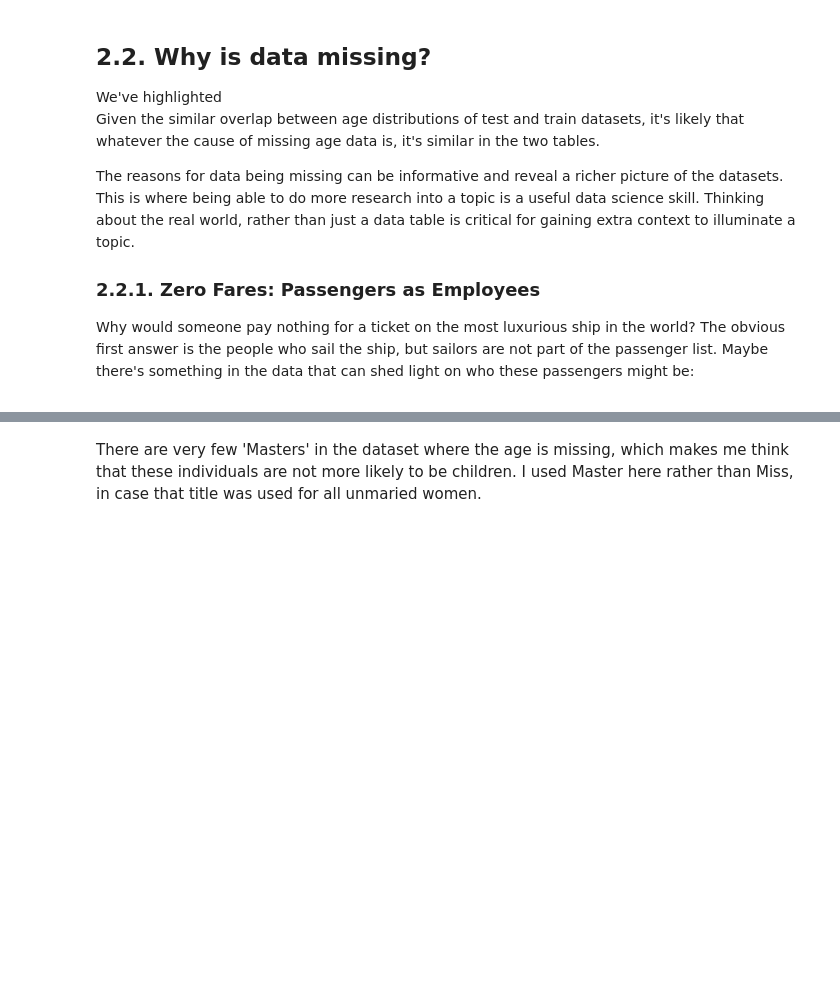
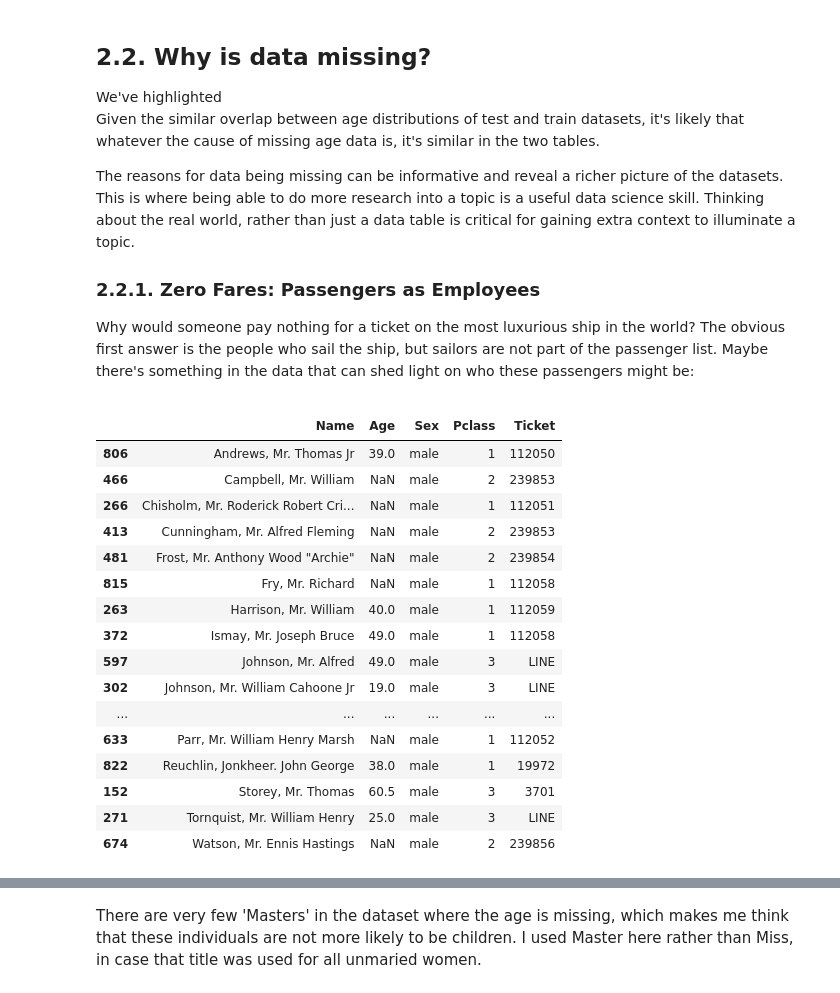
Before and after one commit to stephentown42/ML_examples, a Jupyter notebook: notebooks/titanic/2_imputing_missing_data.ipynb, the cells around one changed output, grey strips where cells are left out. Drawn from its saved outputs; the diff is of its cells as text; code cells hidden in the pictures; blank space fills up the shorter version.

```diff
--- a/notebooks/titanic/2_imputing_missing_data.ipynb
+++ b/notebooks/titanic/2_imputing_missing_data.ipynb
@@ -92,12 +105,32 @@ Why would someone pay nothing for a ticket on the most luxurious ship in the wor
 # %%
 (
     pd.concat([
         train[train['Fare'] == 0.0],
-        test[test['Fare'] == 0.0]           # test data indicated by Survived=NaN
+        train[train['Fare'].isna()],
+        test[test['Fare'] == 0.0],           # test data indicated by Survived=NaN
+        test[test['Fare'].isna()]
     ])
     .sort_values(by='Name')
     .filter(['Name','Age','Sex','Pclass','Ticket','n_rooms'])
 )
+# %% [output]
+|  | Name | Age | Sex | Pclass | Ticket |
+| 806 | Andrews, Mr. Thomas Jr | 39.0 | male | 1 | 112050 |
+| 466 | Campbell, Mr. William | NaN | male | 2 | 239853 |
+| 266 | Chisholm, Mr. Roderick Robert Cri... | NaN | male | 1 | 112051 |
+| 413 | Cunningham, Mr. Alfred Fleming | NaN | male | 2 | 239853 |
+| 481 | Frost, Mr. Anthony Wood "Archie" | NaN | male | 2 | 239854 |
+| 815 | Fry, Mr. Richard | NaN | male | 1 | 112058 |
+| 263 | Harrison, Mr. William | 40.0 | male | 1 | 112059 |
+| 372 | Ismay, Mr. Joseph Bruce | 49.0 | male | 1 | 112058 |
+| 597 | Johnson, Mr. Alfred | 49.0 | male | 3 | LINE |
+| 302 | Johnson, Mr. William Cahoone Jr | 19.0 | male | 3 | LINE |
+| ... | ... | ... | ... | ... | ... |
+| 633 | Parr, Mr. William Henry Marsh | NaN | male | 1 | 112052 |
+| 822 | Reuchlin, Jonkheer. John George | 38.0 | male | 1 | 19972 |
+| 152 | Storey, Mr. Thomas | 60.5 | male | 3 | 3701 |
+| 271 | Tornquist, Mr. William Henry | 25.0 | male | 3 | LINE |
+| 674 | Watson, Mr. Ennis Hastings | NaN | male | 2 | 239856 |
 # %% [markdown]
 <span style="font-size:14px;font-family: Arial;line-height:1.5">
 <p>If you have background knowledge about the titanic disater, or you've watched the James Cameron film, then some of those names might pop out at you. In particular, <b>Mr Joseph Ismay</b> - a man who paid nothing but had three cabins - what's going on there? Well, he was the managing director of White Star Lines, the company that owned the ship. It's therefore not surprising that he didn't pay to travel, or that he got several rooms. Also listed is <b>Mr Thomas Andrews</b>, the chief designer of the ship and one of the "<b>Titanic Guarentee Group</b>" - a team of 10 engineers sent by the shipbuilders Harland & Wolff to accompany the maiden voyage. Of the 10 in the group, 9 are listed above, while the 10th (Joseph Thompson) disembarked at Southamptom and is not in the dataset.
```
Also changed, not shown: parts of 43 cells of this notebook, 3 other files.
